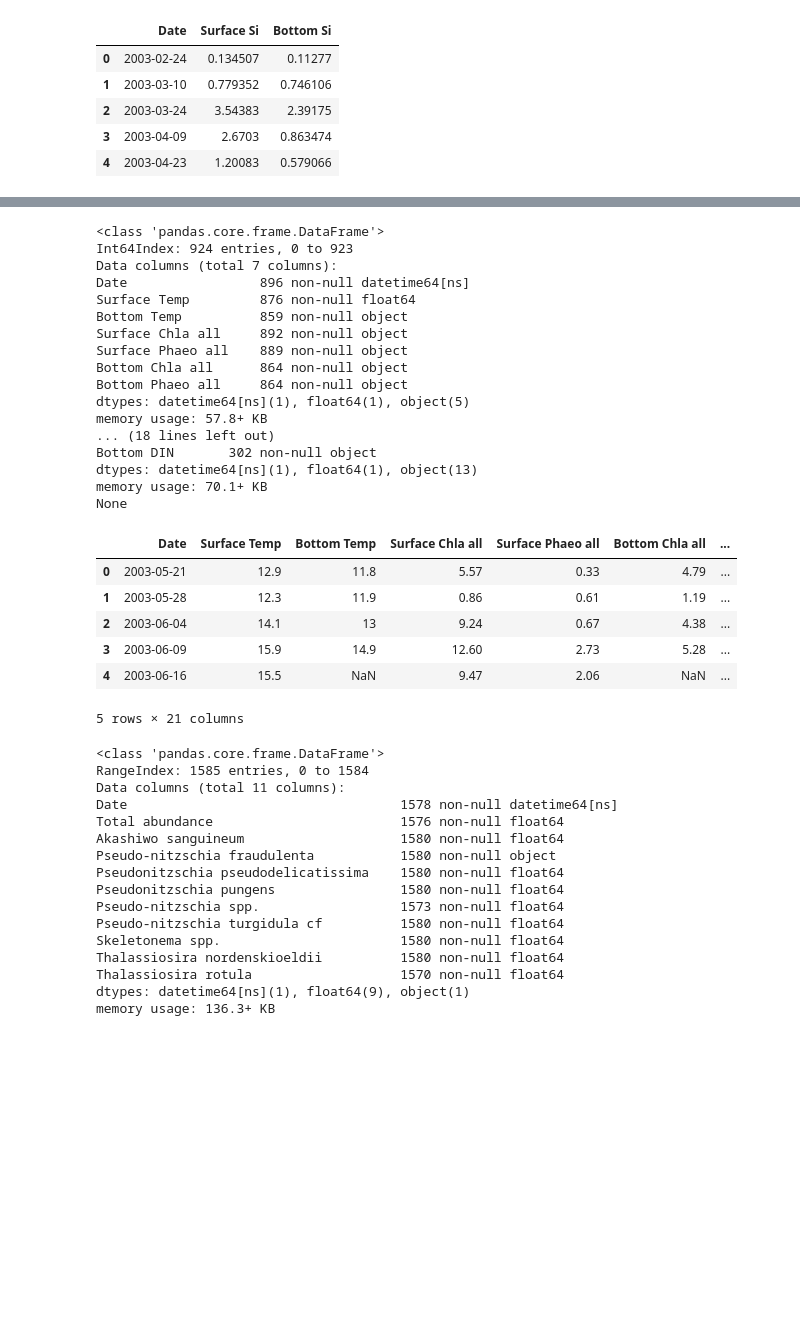
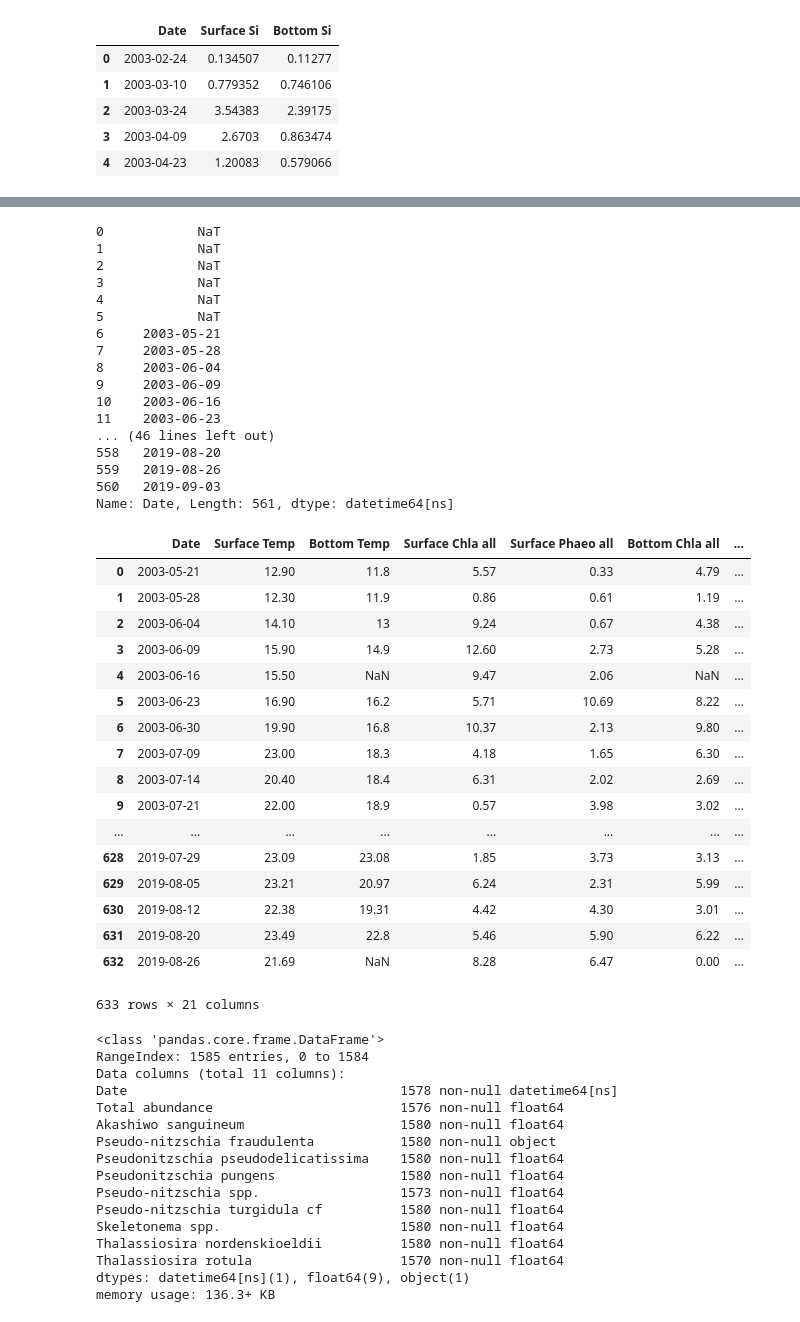
Before and after one commit to Angela-Stahl/uri_csc593, a Jupyter notebook: homework/Assignment 6.ipynb, the cells around one changed output, grey strips where cells are left out. Cells and saved outputs as stored; diff of their text form; code cells hidden in the pictures; blank space fills up the shorter version.

Commit message:
Adding Dataset

```diff
--- a/homework/Assignment 6.ipynb
+++ b/homework/Assignment 6.ipynb
@@ -132,46 +159,53 @@ count_data.head()
 # %%
-#merging some above datasets
-data1=pd.merge(environ_data, chl_data, on=['Date'])
-data1.head()
-#fixing the Date format for environ and chl
-data1['Date'] =  pd.to_datetime(data1['Date'],
-                              format='%d-%b-%y')
-print(data1.info())
 #merging more datasets
 data2=pd.merge(Si_data, NandP_data, on=['Date'])
 data2.head(15)
+
 #fixing the date format for Si and N/P
 data2['Date'] =  pd.to_datetime(data2['Date'],
                               format='%Y-%m-%d')
-print(data2.info())
-#merging the first 4 datasets
-data3=pd.merge(data1,data2, on=['Date'])
-data3.head()
+print(data2['Date'])
 # %% [output]
-<class 'pandas.core.frame.DataFrame'>
-Int64Index: 924 entries, 0 to 923
-Data columns (total 7 columns):
-Date                 896 non-null datetime64[ns]
-Surface Temp         876 non-null float64
-Bottom Temp          859 non-null object
-Surface Chla all     892 non-null object
-Surface Phaeo all    889 non-null object
-Bottom Chla all      864 non-null object
-Bottom Phaeo all     864 non-null object
-dtypes: datetime64[ns](1), float64(1), object(5)
-memory usage: 57.8+ KB
-... (18 lines left out)
-Bottom DIN       302 non-null object
-dtypes: datetime64[ns](1), float64(1), object(13)
-memory usage: 70.1+ KB
-None
+0            NaT
+1            NaT
+2            NaT
+3            NaT
+4            NaT
+5            NaT
+6     2003-05-21
+7     2003-05-28
+8     2003-06-04
+9     2003-06-09
+10    2003-06-16
+11    2003-06-23
+... (46 lines left out)
+558   2019-08-20
+559   2019-08-26
+560   2019-09-03
+Name: Date, Length: 561, dtype: datetime64[ns]
-|  | Date | Surface Temp | Bottom Temp | Surface Chla all | Surface Phaeo all | Bottom Chla all | ... |
-| 0 | 2003-05-21 | 12.9 | 11.8 | 5.57 | 0.33 | 4.79 | ... |
-| 1 | 2003-05-28 | 12.3 | 11.9 | 0.86 | 0.61 | 1.19 | ... |
-| 2 | 2003-06-04 | 14.1 | 13 | 9.24 | 0.67 | 4.38 | ... |
-| 3 | 2003-06-09 | 15.9 | 14.9 | 12.60 | 2.73 | 5.28 | ... |
-| 4 | 2003-06-16 | 15.5 | NaN | 9.47 | 2.06 | NaN | ... |
-5 rows × 21 columns
+# %%
+#merging the first 4 datasets
+data3=pd.merge(data1,data2, on=['Date'])
+data3
+# %% [output]
+|  | Date | Surface Temp | Bottom Temp | Surface Chla all | Surface Phaeo all | Bottom Chla all | ... |
+| 0 | 2003-05-21 | 12.90 | 11.8 | 5.57 | 0.33 | 4.79 | ... |
+| 1 | 2003-05-28 | 12.30 | 11.9 | 0.86 | 0.61 | 1.19 | ... |
+| 2 | 2003-06-04 | 14.10 | 13 | 9.24 | 0.67 | 4.38 | ... |
+| 3 | 2003-06-09 | 15.90 | 14.9 | 12.60 | 2.73 | 5.28 | ... |
+| 4 | 2003-06-16 | 15.50 | NaN | 9.47 | 2.06 | NaN | ... |
+| 5 | 2003-06-23 | 16.90 | 16.2 | 5.71 | 10.69 | 8.22 | ... |
+| 6 | 2003-06-30 | 19.90 | 16.8 | 10.37 | 2.13 | 9.80 | ... |
+| 7 | 2003-07-09 | 23.00 | 18.3 | 4.18 | 1.65 | 6.30 | ... |
+| 8 | 2003-07-14 | 20.40 | 18.4 | 6.31 | 2.02 | 2.69 | ... |
+| 9 | 2003-07-21 | 22.00 | 18.9 | 0.57 | 3.98 | 3.02 | ... |
+| ... | ... | ... | ... | ... | ... | ... | ... |
+| 628 | 2019-07-29 | 23.09 | 23.08 | 1.85 | 3.73 | 3.13 | ... |
+| 629 | 2019-08-05 | 23.21 | 20.97 | 6.24 | 2.31 | 5.99 | ... |
+| 630 | 2019-08-12 | 22.38 | 19.31 | 4.42 | 4.30 | 3.01 | ... |
+| 631 | 2019-08-20 | 23.49 | 22.8 | 5.46 | 5.90 | 6.22 | ... |
+| 632 | 2019-08-26 | 21.69 | NaN | 8.28 | 6.47 | 0.00 | ... |
+633 rows × 21 columns
 # %%
 #fixing the count data date format
 count_data['Date']= pd.to_datetime(count_data['Date'],errors='coerce')
```
Also changed, not shown: parts of 2 cells of this notebook, 5 other files.
